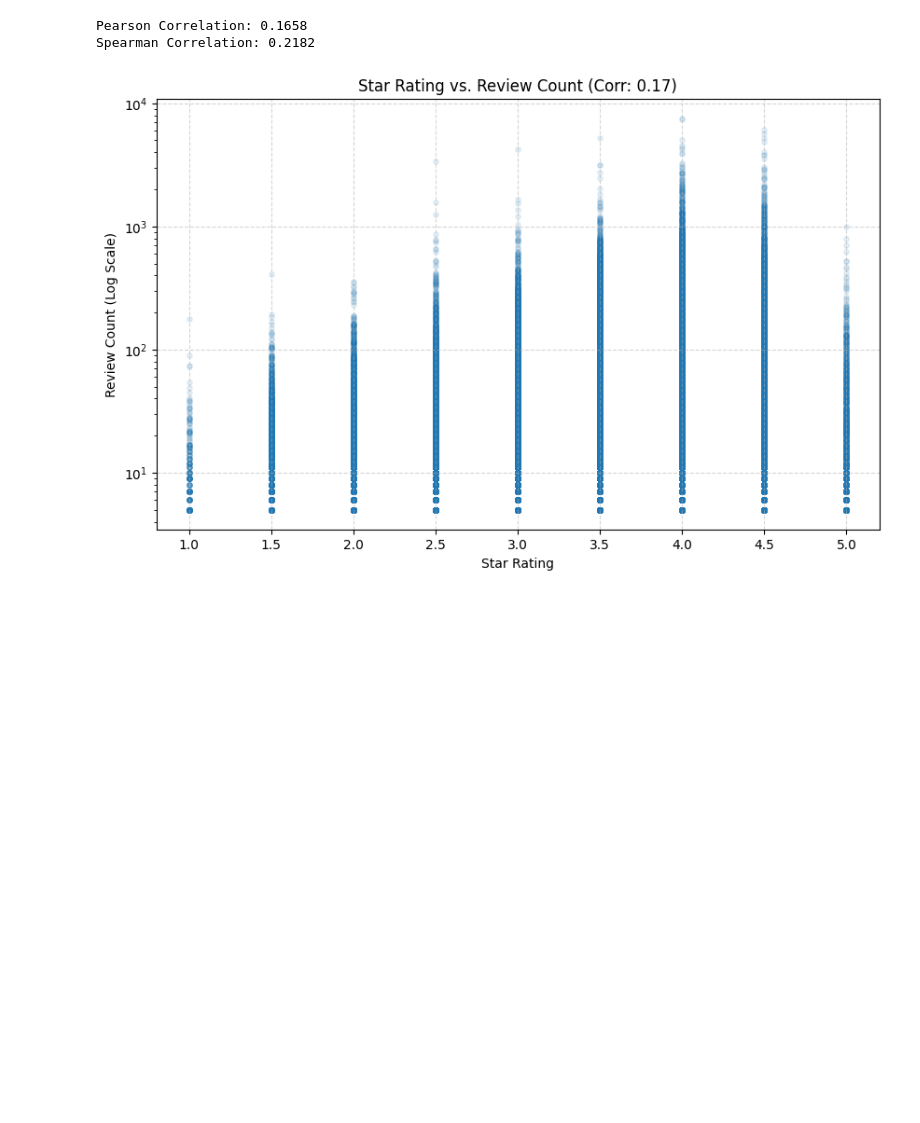
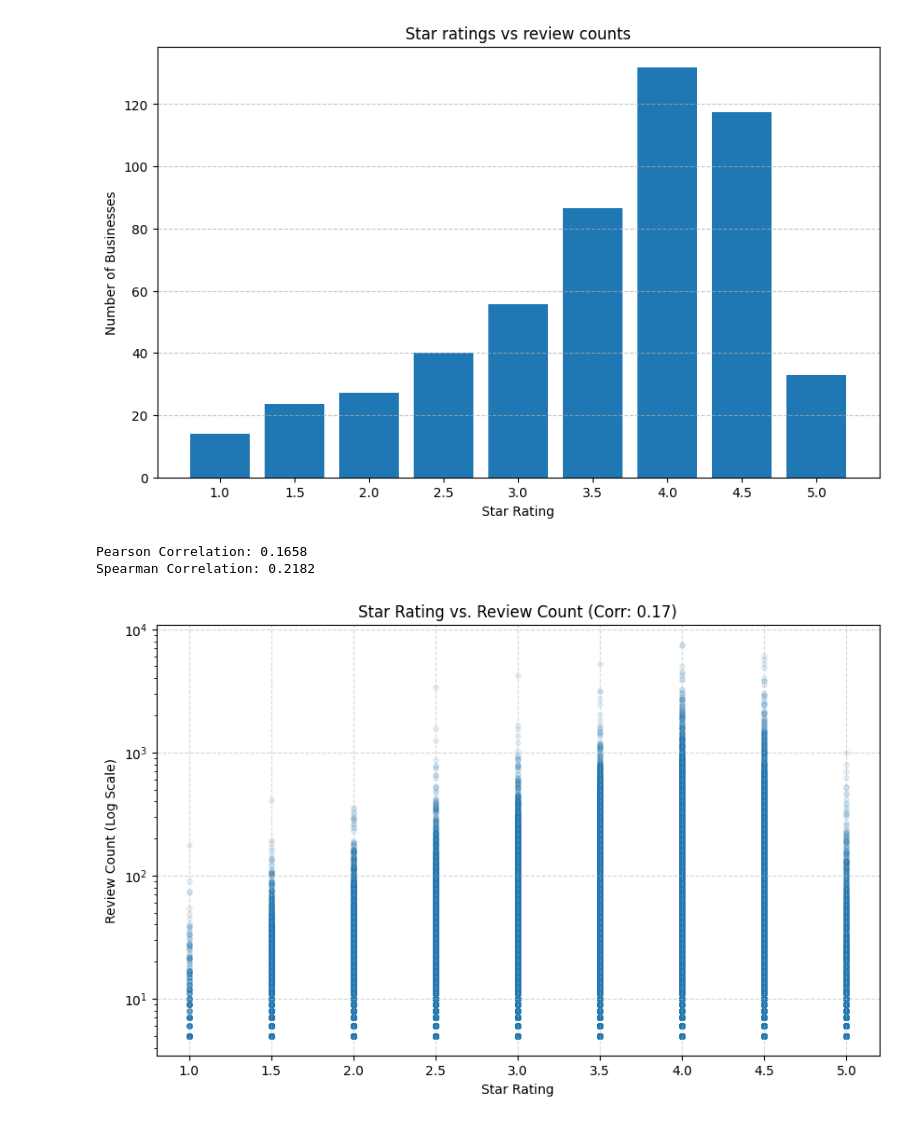
Before and after one commit to ascandone/yelp-prediction, a Jupyter notebook: raw_dataset_analysis.ipynb, the cells around one changed output. Cells and saved outputs as stored; diff of their text form; code cells hidden in the pictures; blank space fills up the shorter version.

```diff
--- a/raw_dataset_analysis.ipynb
+++ b/raw_dataset_analysis.ipynb
@@ -40 +57,23 @@ def _show_stars_dist():
+# %%
+stars_per_photos = (
+    df_restaurants.group_by("stars")
+    .agg(
+        pl.col("review_count").mean(),
+    )
+    .sort(by="stars")
+)
+
+plt.figure(figsize=(10, 6))
+plt.bar(
+    x=stars_per_photos["stars"],
+    height=stars_per_photos["review_count"],
+    width=0.4,
+)
+plt.title("Star ratings vs review counts")
+plt.xlabel("Star Rating")
+plt.ylabel("Number of Businesses")
+plt.grid(axis="y", linestyle="--", alpha=0.7)
+plt.xticks([x/2+1 for x in range(9)]);
+# %% [output]
+[figure, added]
 # %%
```
Also changed, not shown: parts of 7 cells of this notebook.
